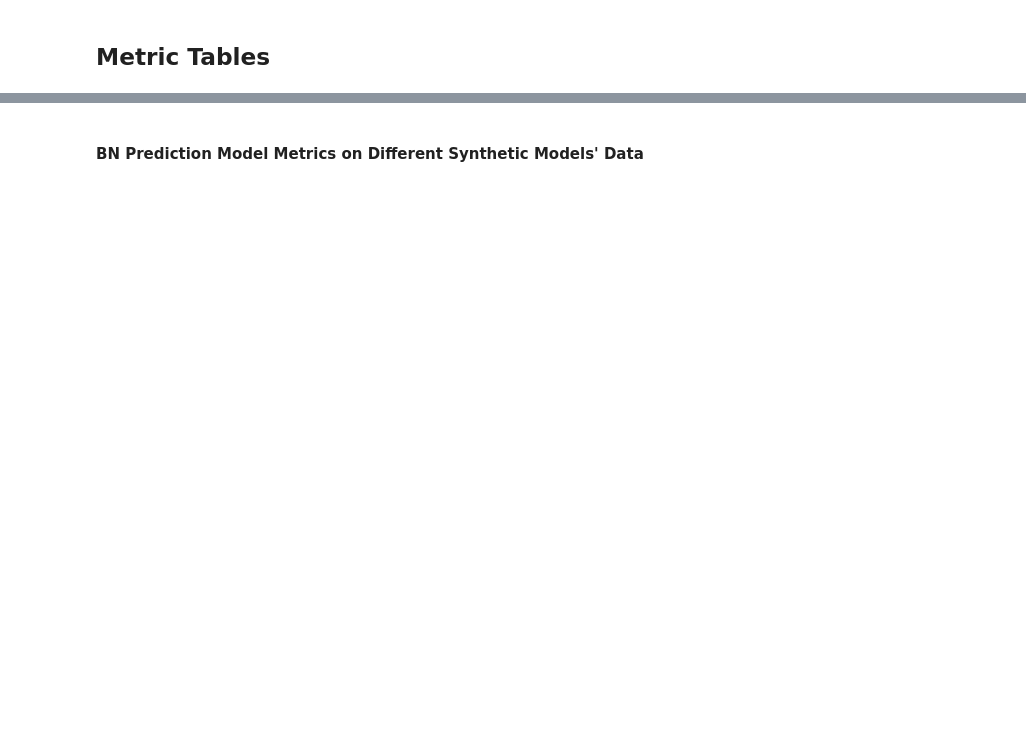
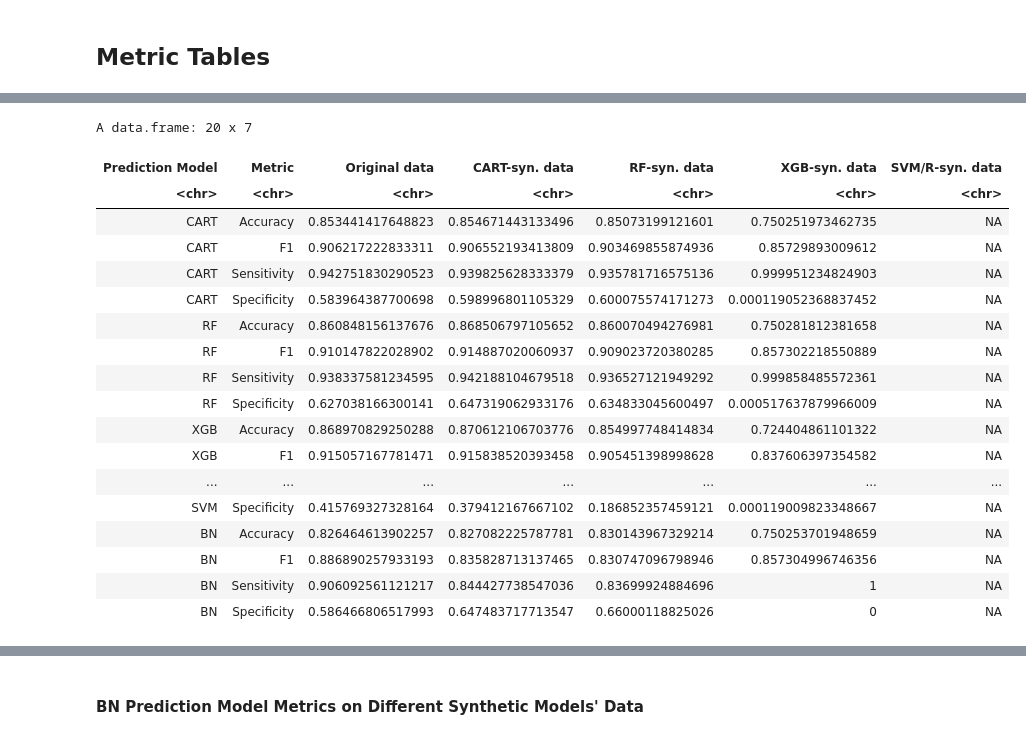
Before and after one commit to foesine/Master-Thesis, a Jupyter notebook: Evaluation.ipynb, the cells around one changed output, grey strips where cells are left out. Saved outputs shown, nothing was run; the diff lists cells and outputs as text; code cells hidden in the pictures; blank space fills up the shorter version.

```diff
--- a/Evaluation.ipynb
+++ b/Evaluation.ipynb
@@ -306,0 +341,22 @@ print(adult_table)
+# %%
+adult_table
+# %% [output]
+A data.frame: 20 x 7
+| Prediction Model | Metric | Original data | CART-syn. data | RF-syn. data | XGB-syn. data | SVM/R-syn. data |
+| <chr> | <chr> | <chr> | <chr> | <chr> | <chr> | <chr> |
+| CART | Accuracy | 0.853441417648823 | 0.854671443133496 | 0.85073199121601 | 0.750251973462735 | NA |
+| CART | F1 | 0.906217222833311 | 0.906552193413809 | 0.903469855874936 | 0.85729893009612 | NA |
+| CART | Sensitivity | 0.942751830290523 | 0.939825628333379 | 0.935781716575136 | 0.999951234824903 | NA |
+| CART | Specificity | 0.583964387700698 | 0.598996801105329 | 0.600075574171273 | 0.000119052368837452 | NA |
+| RF | Accuracy | 0.860848156137676 | 0.868506797105652 | 0.860070494276981 | 0.750281812381658 | NA |
+| RF | F1 | 0.910147822028902 | 0.914887020060937 | 0.909023720380285 | 0.857302218550889 | NA |
+| RF | Sensitivity | 0.938337581234595 | 0.942188104679518 | 0.936527121949292 | 0.999858485572361 | NA |
+| RF | Specificity | 0.627038166300141 | 0.647319062933176 | 0.634833045600497 | 0.000517637879966009 | NA |
+| XGB | Accuracy | 0.868970829250288 | 0.870612106703776 | 0.854997748414834 | 0.724404861101322 | NA |
+| XGB | F1 | 0.915057167781471 | 0.915838520393458 | 0.905451398998628 | 0.837606397354582 | NA |
+| ... | ... | ... | ... | ... | ... | ... |
+| SVM | Specificity | 0.415769327328164 | 0.379412167667102 | 0.186852357459121 | 0.000119009823348667 | NA |
+| BN | Accuracy | 0.826464613902257 | 0.827082225787781 | 0.830143967329214 | 0.750253701948659 | NA |
+| BN | F1 | 0.886890257933193 | 0.835828713137465 | 0.830747096798946 | 0.857304996746356 | NA |
+| BN | Sensitivity | 0.906092561121217 | 0.844427738547036 | 0.83699924884696 | 1 | NA |
+| BN | Specificity | 0.586466806517993 | 0.647483717713547 | 0.66000118825026 | 0 | NA |
```
Also changed, not shown: parts of 46 cells of this notebook, 1 other file.
